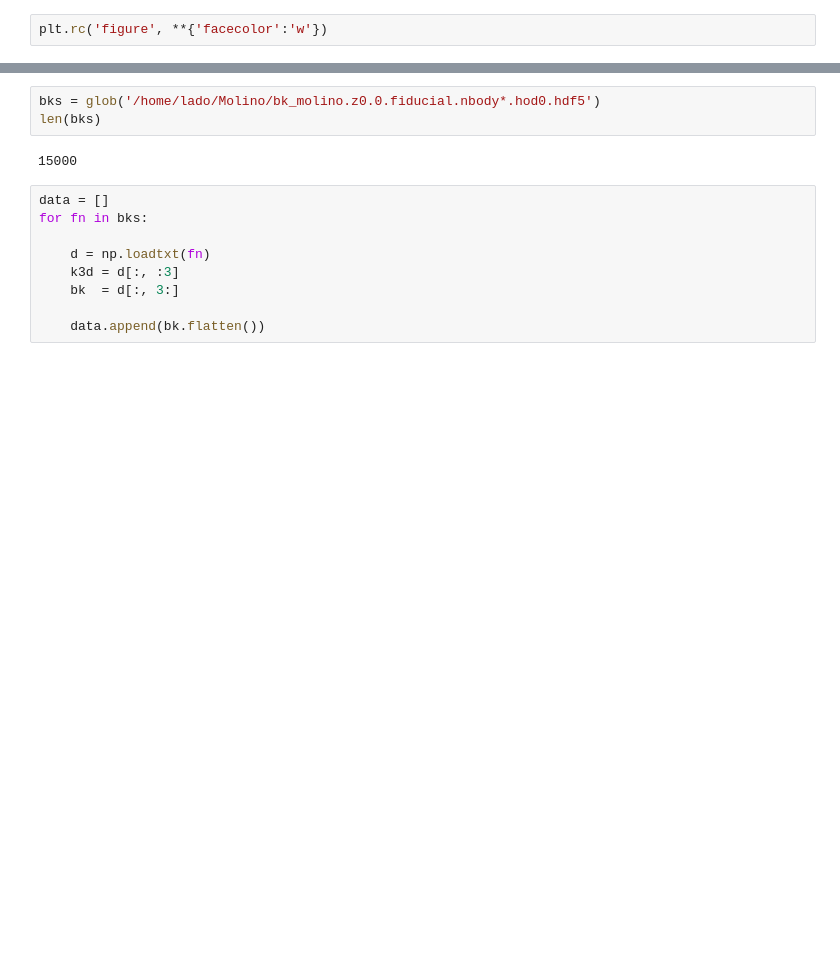
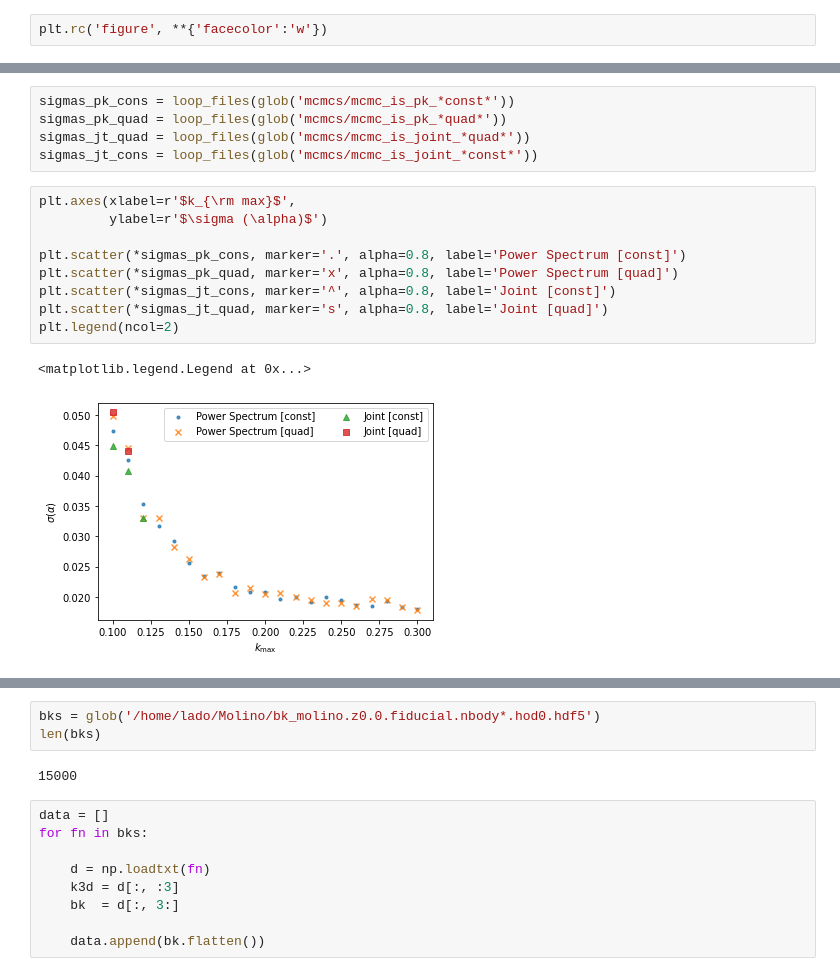
Before and after one commit to mehdirezaie/bispectrum, a Jupyter notebook: bao.ipynb, the cells around one changed output, grey strips where cells are left out. Drawn from its saved outputs; the diff is of its cells as text; blank space fills up the shorter version.

```diff
--- a/bao.ipynb
+++ b/bao.ipynb
@@ -10,0 +65,17 @@ from glob import glob
+# %%
+sigmas_pk_cons = loop_files(glob('mcmcs/mcmc_is_pk_*const*'))
+sigmas_pk_quad = loop_files(glob('mcmcs/mcmc_is_pk_*quad*'))
+sigmas_jt_quad = loop_files(glob('mcmcs/mcmc_is_joint_*quad*'))
+sigmas_jt_cons = loop_files(glob('mcmcs/mcmc_is_joint_*const*'))
+# %%
+plt.axes(xlabel=r'$k_{\rm max}$',
+         ylabel=r'$\sigma (\alpha)$')
+
+plt.scatter(*sigmas_pk_cons, marker='.', alpha=0.8, label='Power Spectrum [const]')
+plt.scatter(*sigmas_pk_quad, marker='x', alpha=0.8, label='Power Spectrum [quad]')
+plt.scatter(*sigmas_jt_cons, marker='^', alpha=0.8, label='Joint [const]')
+plt.scatter(*sigmas_jt_quad, marker='s', alpha=0.8, label='Joint [quad]')
+plt.legend(ncol=2)
+# %% [output]
+<matplotlib.legend.Legend at 0x...>
+[figure, added]
```
Also changed, not shown: parts of 7 cells of this notebook, 5 other files.
